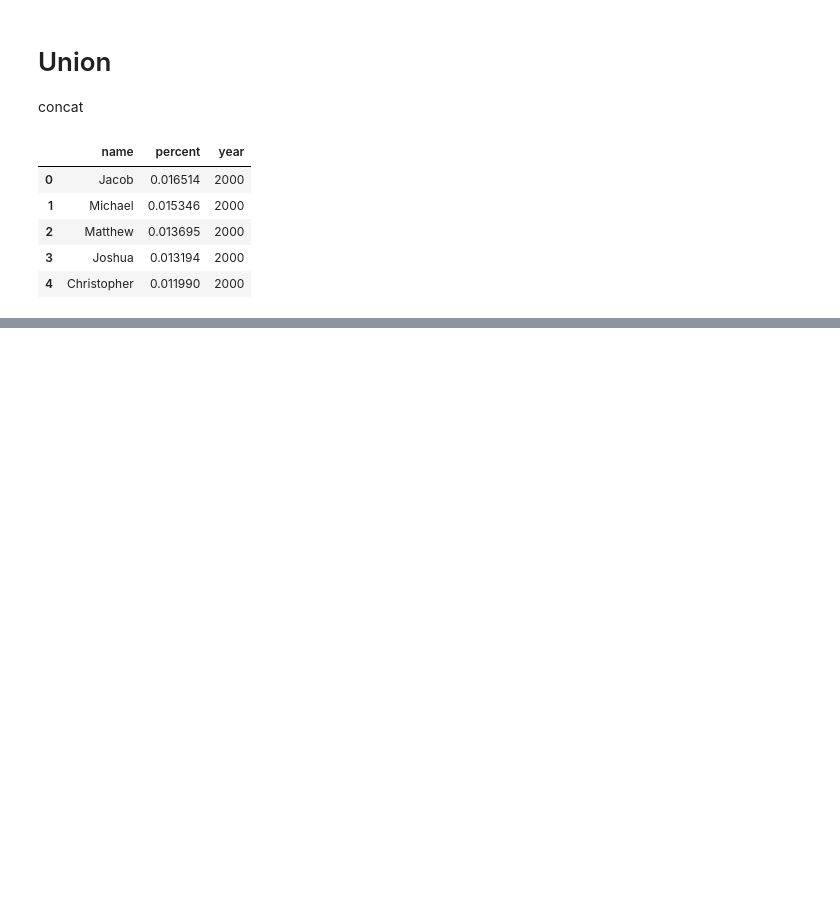
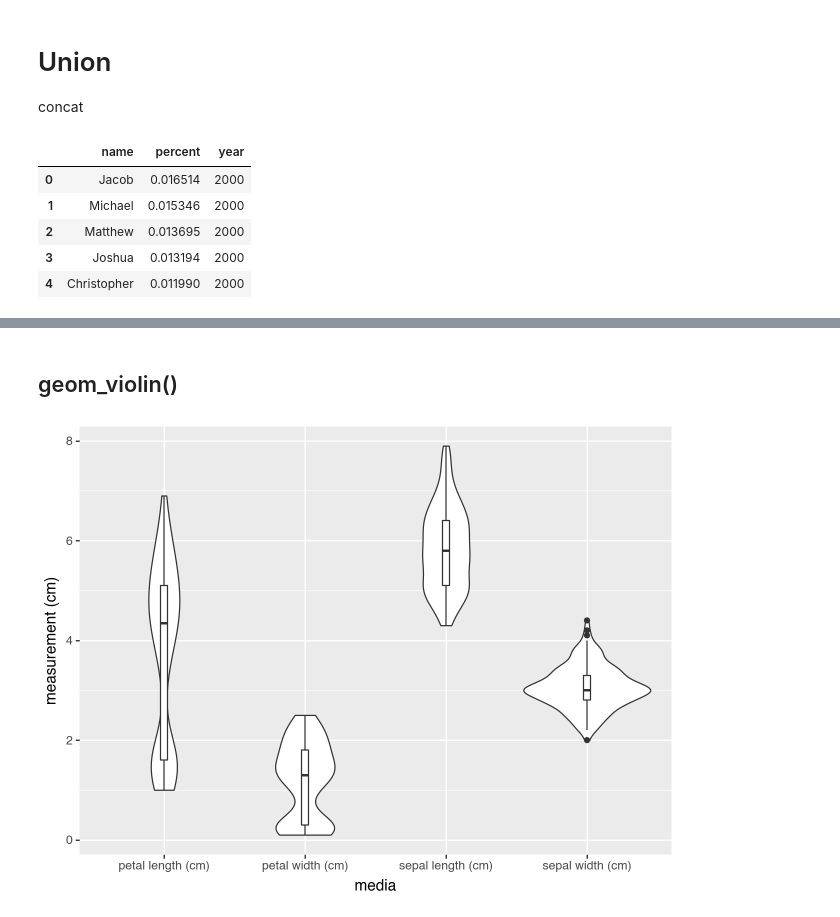
Before and after one commit to ulasuregen/Data-Analysis-and-Visualization-in-Python, a Jupyter notebook: Exercises/generalNotes.ipynb, the cells around one changed output, grey strips where cells are left out. Saved outputs shown, nothing was run; the diff lists cells and outputs as text; code cells hidden in the pictures; blank space fills up the shorter version.

```diff
--- a/Exercises/generalNotes.ipynb
+++ b/Exercises/generalNotes.ipynb
@@ -249,0 +309,10 @@ df.head()
+# %% [markdown]
+## geom_violin()
+# %%
+(
+    ggplot(iris_dist, aes(x = 'media', y = 'measurement (cm)')) +
+    geom_violin() +
+    geom_boxplot(width = 0.05)
+)
+# %% [output]
+[figure, added]
```
Also changed, not shown: parts of 41 cells of this notebook, 4 other files.
